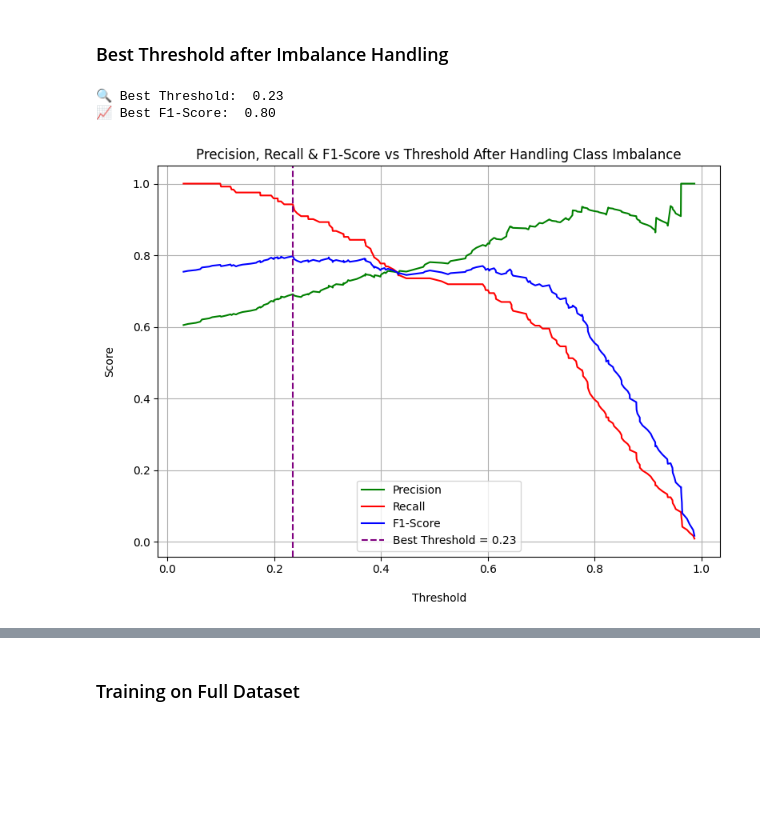
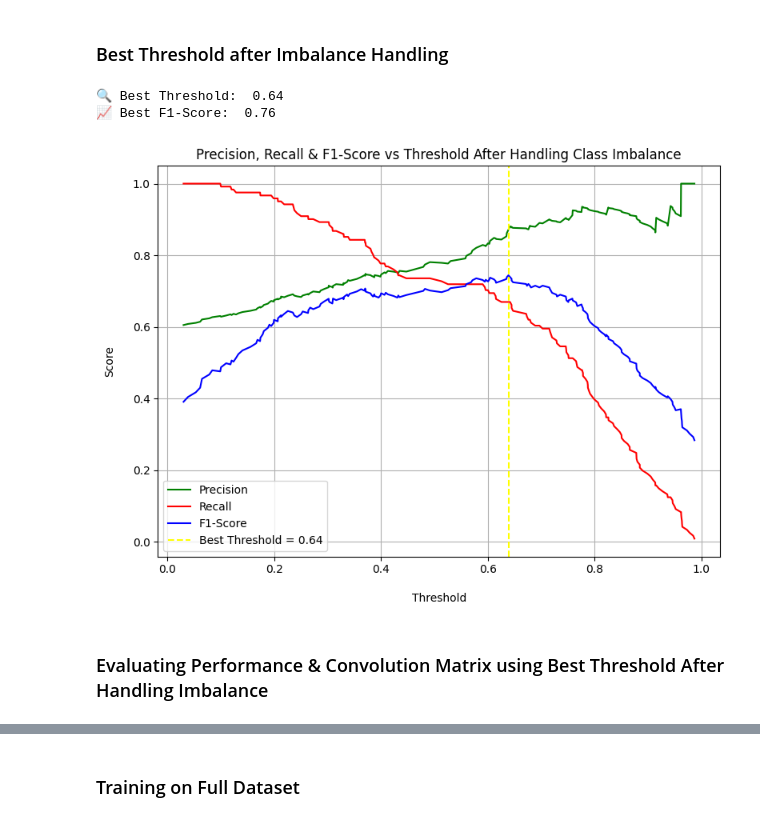
Before and after one commit to SakibMizan/MLProjectStudentPerformance, a Jupyter notebook: SakibMizanProject.ipynb, the cells around one changed output, grey strips where cells are left out. Cells and saved outputs as stored; diff of their text form; code cells hidden in the pictures; blank space fills up the shorter version.

Commit message:
Classification Report & Improving Model After Handling Imbalance using Best & Middle Threshold

```diff
--- a/SakibMizanProject.ipynb
+++ b/SakibMizanProject.ipynb
@@ -493,31 +515,33 @@ Confusion Matrix:
 # %%
 from sklearn.metrics import precision_recall_curve, f1_score
 
 precision, recall, thresholds = precision_recall_curve(y_test, y_pred_weights)
-f1_scores = 2 * (precision * recall) / (precision + recall + 1e-6)
+macro_f1_scores_weights = [f1_score(y_test, (y_pred_weights > t).astype(int), average='macro') for t in thresholds]
 
-best_index_weights = np.argmax(f1_scores)
+best_index_weights = np.argmax(macro_f1_scores_weights)
 best_threshold_weights = thresholds[best_index_weights]
 best_f1_score_weights = f1_scores[best_index_weights]
 
 print(f"🔍 Best Threshold: {best_threshold_weights: .2f}")
 print(f"📈 Best F1-Score: {best_f1_score_weights: .2f}")
 
 plt.figure(figsize=(8, 6))
 plt.plot(thresholds, precision[:-1], label = 'Precision', color = 'green')
 plt.plot(thresholds, recall[:-1], label = 'Recall', color = 'red')
-plt.plot(thresholds, f1_scores[:-1], label = 'F1-Score', color = 'blue')
-plt.axvline(x=best_threshold_weights, color = 'purple', linestyle = '--', label = f'Best Threshold = {best_threshold_weights:.2f}')
+plt.plot(thresholds, macro_f1_scores_weights, label = 'F1-Score', color = 'blue')
+plt.axvline(x=best_threshold_weights, color = 'yellow', linestyle = '--', label = f'Best Threshold = {best_threshold_weights:.2f}')
 plt.xlabel("\nThreshold")
 plt.ylabel("Score\n")
 plt.title("Precision, Recall & F1-Score vs Threshold After Handling Class Imbalance")
 plt.legend()
 plt.grid(True)
 plt.tight_layout()
 plt.show()
 # %% [output]
-🔍 Best Threshold:  0.23
-📈 Best F1-Score:  0.80
+🔍 Best Threshold:  0.64
+📈 Best F1-Score:  0.76
-[figure, old version]
+[figure, new version]
+# %% [markdown]
+### Evaluating Performance & Convolution Matrix using Best Threshold After Handling Imbalance
 # %%
 y_pred_weights = model_train_weights.predict(x_test_opt)
```
Also changed, not shown: parts of 12 cells of this notebook.
